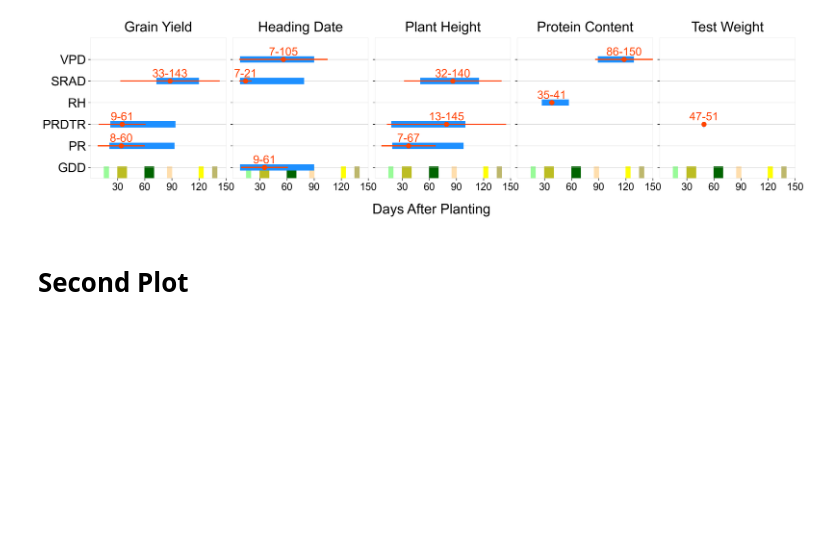
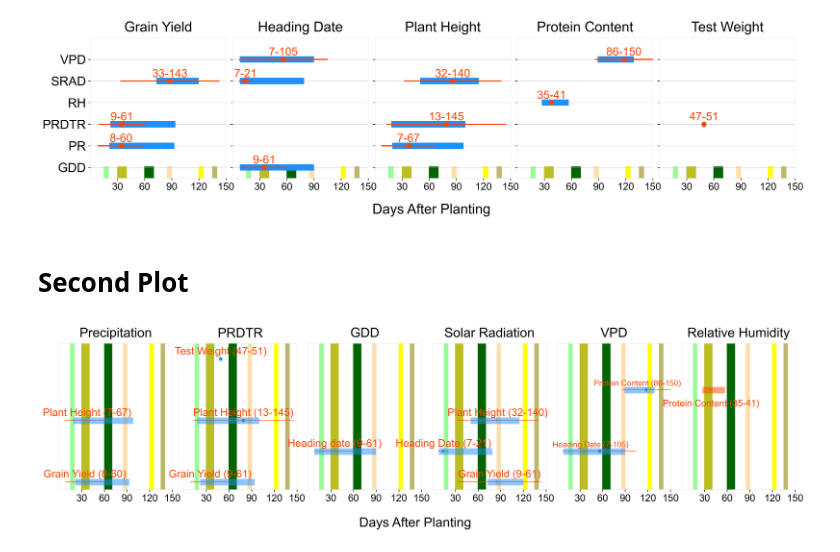
Before and after one commit to HNoorazar/Ag_Others, a Jupyter notebook: Ehsan/Wheat/Ehsan_Code_plot_periodFigures.ipynb, the cells around one changed output. Saved outputs shown, nothing was run; the diff lists cells and outputs as text; code cells hidden in the pictures; blank space fills up the shorter version.

```diff
--- a/Ehsan/Wheat/Ehsan_Code_plot_periodFigures.ipynb
+++ b/Ehsan/Wheat/Ehsan_Code_plot_periodFigures.ipynb
@@ -113,18 +116,15 @@ params = {"font.family": "Arial",
           "ytick.left": False,
           "xtick.labelbottom": True,
           "ytick.labelleft": False,
-         'axes.linewidth' : .05}
+          "axes.linewidth": 0.05}
 
 plt.rcParams.update(params)
 
-fig, ax = plt.subplots(1, 1, figsize=(15, 3.5),
-                         gridspec_kw={"hspace": 0.15, "wspace": 0.15}, dpi=dpi_)
-
+fig, ax = plt.subplots(1, 1, figsize=(15, 3.5), gridspec_kw={"hspace": 0.15, "wspace": 0.15}, dpi=dpi_)
 plot_stages_in_color_w_text(ax, stage_colors)
-
 fig_name = period_figures_dir + "growing_stages"
-plt.savefig(fig_name + ".pdf", bbox_inches='tight', dpi=dpi_)
-plt.savefig(fig_name + ".jpg", bbox_inches='tight', dpi=dpi_)
+plt.savefig(fig_name + ".pdf", bbox_inches="tight", dpi=dpi_)
+plt.savefig(fig_name + ".jpg", bbox_inches="tight", dpi=dpi_)
 # %% [output]
 [figure]
 # %%
@@ -273,11 +272,10 @@ params = {"font.family": "Arial",
           "ytick.labelsize": tick_legend_FontSize * 10,
           "axes.titlepad": 10,
           "xtick.bottom": True,
-#           "ytick.left": True,
-#           "ytick.labelleft": True,
+          # "ytick.left": True,
+          # "ytick.labelleft": True,
           "xtick.labelbottom": True,
-          'axes.linewidth' : .05}
-
+          "axes.linewidth": 0.05}
 plt.rcParams.update(params)
 # %%
 # Create a figure and axes with 1 row and 5 columns
@@ -417,6 +414,6 @@ params = {"font.family": "Arial",
           "ytick.left": False,
           "xtick.labelbottom": True,
           "ytick.labelleft": False,
-         'axes.linewidth' : .05}
+          "axes.linewidth": 0.05}
 
 plt.rcParams.update(params)
@@ -423,52 +423,47 @@ plt.rcParams.update(params)
 # %%
-# Manually define subplot titles
-subplot_titles = ["Precipitation", "PRDTR", "GDD", "Solar Radiation", "VPD", "Relative Humidity"]
-
 fig, axes = plt.subplots(1, 6, figsize=(20, 4), sharex=True, sharey=True,
                          gridspec_kw={"hspace": 0.15, "wspace": 0.1}, dpi=dpi_)
 
 # Add horizontal lines, labels, and points to each subplot
 for i, ax in enumerate(axes):
     props = lines_properties[i]
-    for y, x_start, x_end, color_, linewidth_, label in zip(
-        props['y'], props['x_start'], props['x_end'], props['colors'], props['linewidths'], props['labels']
-    ):
+    for y, x_start, x_end, clr_, lw_, label in zip(props["y"], props["x_start"],
+                                                     props["x_end"], props["colors"],
+                                                     props["linewidths"], props["labels"]):
         # Add the label if specified
         if label:
             if subplot_titles[i] == "Relative Humidity":
-                midpoint_x = (x_start + x_end) / 2
-                ax.text(midpoint_x+(20*eps_), y-(eps_*40), label,
-                        color=color_, ha='center', va='bottom', fontsize=14)
+                midpt_x = (x_start + x_end) / 2
+                ax.text(midpt_x + (20 * eps_), y - (eps_ * 40), label, c=clr_,
+                        ha=ha_, va=va_, fontsize=14)
             elif subplot_titles[i] == "VPD":
-                midpoint_x = (x_start + x_end) / 2
-                ax.text(midpoint_x-(400*eps_), y+(5*eps_), label, color=color_,
-                        ha='center', va='bottom', fontsize=12)
-
+                midpt_x = (x_start + x_end) / 2
+                ax.text(midpt_x - (400 * eps_), y + (5 * eps_), label,c=clr_, ha=ha_, va=va_, fontsize=12)
             else:
-                midpoint_x = (x_start + x_end) / 2
-                ax.text(midpoint_x, y+(5*eps_), label, color=color_, ha='center', va='bottom', fontsize=16)
+                midpt_x = (x_start + x_end) / 2
+                ax.text(midpt_x, y + (5 * eps_), label, c=clr_, ha=ha_, va=va_, fontsize=16)
 
         # Draw the horizontal line with specified color and thickness
         if color == thick_c:
-            ax.hlines(y=y, xmin=x_start, xmax=x_end, color=color_,
-                      linestyle='-', linewidth=linewidth_, alpha=.5)
+            ax.hlines(y=y, xmin=x_start, xmax=x_end, color=clr_, lw=lw_, alpha=0.5)
         elif color == thin_c:
-            ax.hlines(y=y, xmin=x_start, xmax=x_end, color=color_, linewidth=linewidth_, zorder=3, alpha=.6)
-
+            ax.hlines(y=y, xmin=x_start, xmax=x_end, color=clr_, lw=lw_, zorder=3, alpha=0.6)
 
     # Add points if defined
-    points = props.get('points', {})
+    points = props.get("points", {})
     if points:
-        ax.scatter(points['x'], points['y'], color=color_, s=20, label='Point')
+        ax.scatter(points["x"], points["y"], color=clr_, s=20)
     # Set specific x-axis ticks
     ax.set_xticks([30, 60, 90, 120, 150])
-    ax.set_title(subplot_titles[i], fontsize=20, fontweight='bold')  # Set manual title
-    ax.tick_params(axis='x', which='major', labelsize=15)
-    plot_stages_in_color_no_text(ax)
+    ax.set_title(subplot_titles[i], fontsize=20)  # Set manual title
+    ax.tick_params(axis="x", which="major", labelsize=15)
+    plot_stages_in_color_no_text(ax, stage_colors)
 
-plt.xlim(0, 150)
-plt.ylim(0.5, 10)
+plt.xlim(0, 150); plt.ylim(0.5, 10)
 fig.supxlabel("days after planting".title(), fontsize=20, y=-0.1)
 fig_name = period_figures_dir + "climate_windows_range"
-plt.savefig(fig_name + ".pdf", bbox_inches='tight', dpi=dpi_)
-plt.savefig(fig_name + ".jpg", bbox_inches='tight', dpi=dpi_)
+plt.savefig(fig_name + ".pdf", bbox_inches="tight", dpi=dpi_)
+plt.savefig(fig_name + ".jpg", bbox_inches="tight", dpi=dpi_)
+plt.show();
+# %% [output]
+[figure, added]
```
Also changed, not shown: parts of 12 cells of this notebook, 1 other file.
